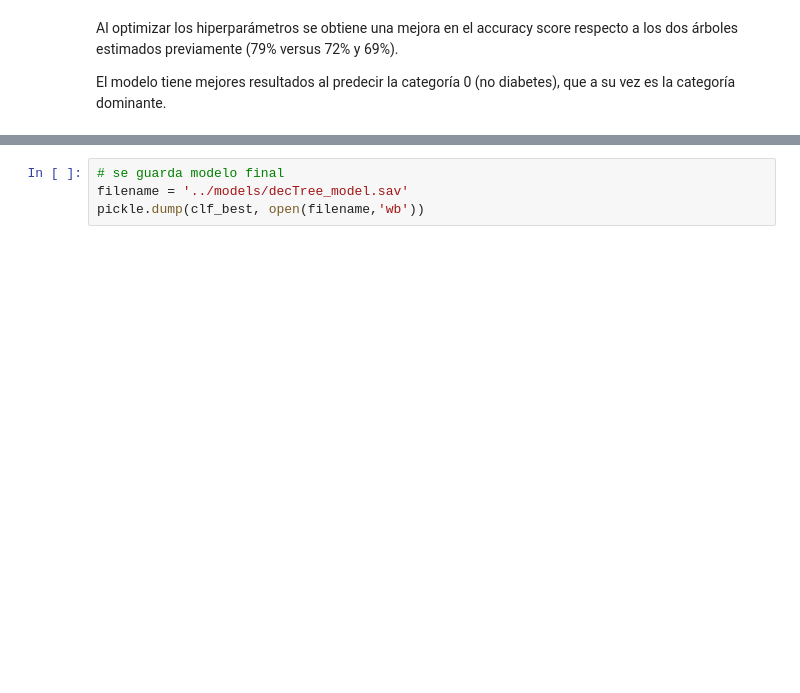
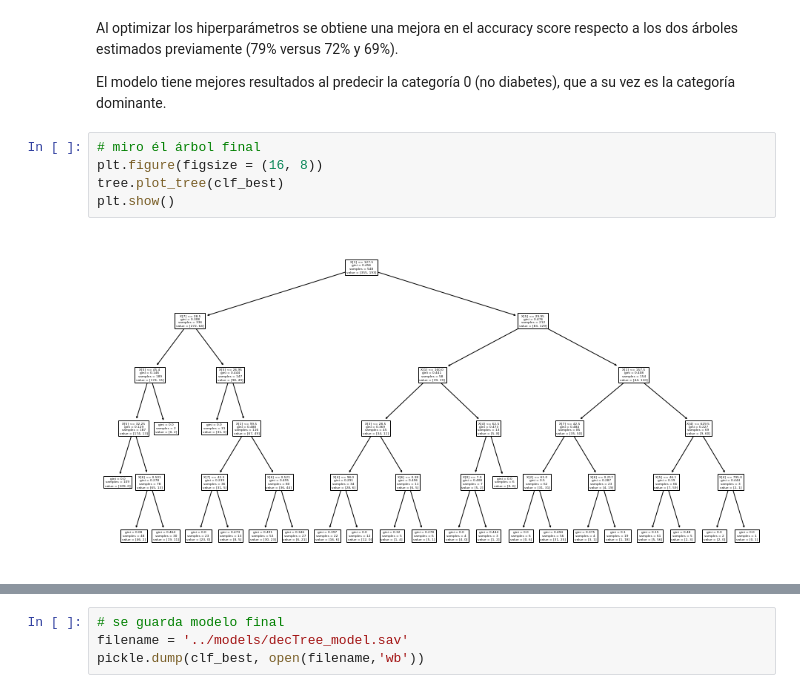
Before and after one commit to RominaGonella/Decision-Tree-Project-Tutorial, a Jupyter notebook: src/explore.ipynb, the cells around one changed output, grey strips where cells are left out. Saved outputs shown, nothing was run; the diff lists cells and outputs as text; blank space fills up the shorter version.

```diff
--- a/src/explore.ipynb
+++ b/src/explore.ipynb
@@ -406,3 +406,10 @@ weighted avg       0.78      0.79      0.77       192
 Al optimizar los hiperparámetros se obtiene una mejora en el accuracy score respecto a los dos árboles estimados previamente (79% versus 72% y 69%).
 
 El modelo tiene mejores resultados al predecir la categoría 0 (no diabetes), que a su vez es la categoría dominante.
+# %%
+# miro él árbol final
+plt.figure(figsize = (16, 8))
+tree.plot_tree(clf_best)
+plt.show()
+# %% [output]
+[figure, added]
```
Also changed, not shown: parts of 4 cells of this notebook, 1 other file.
